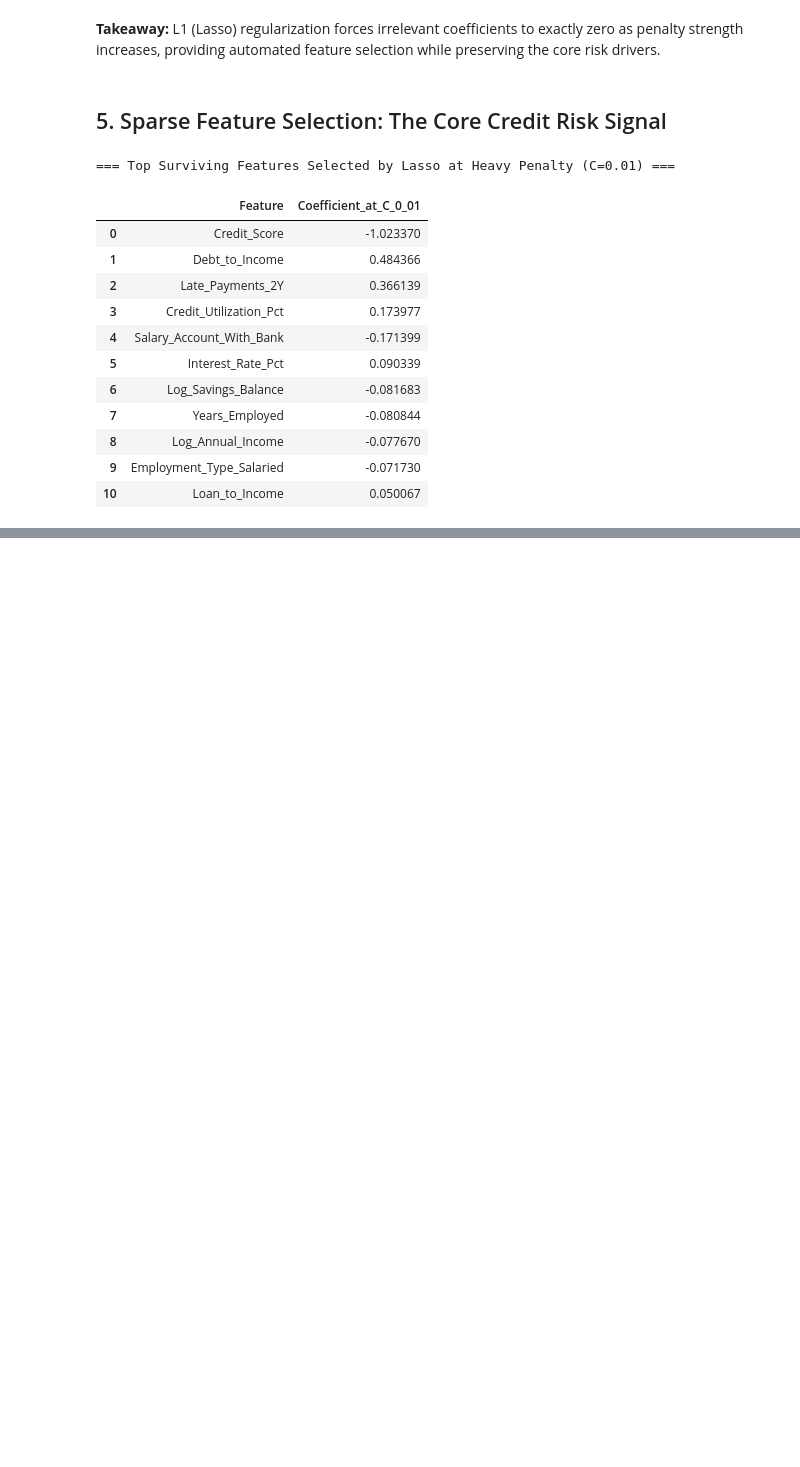
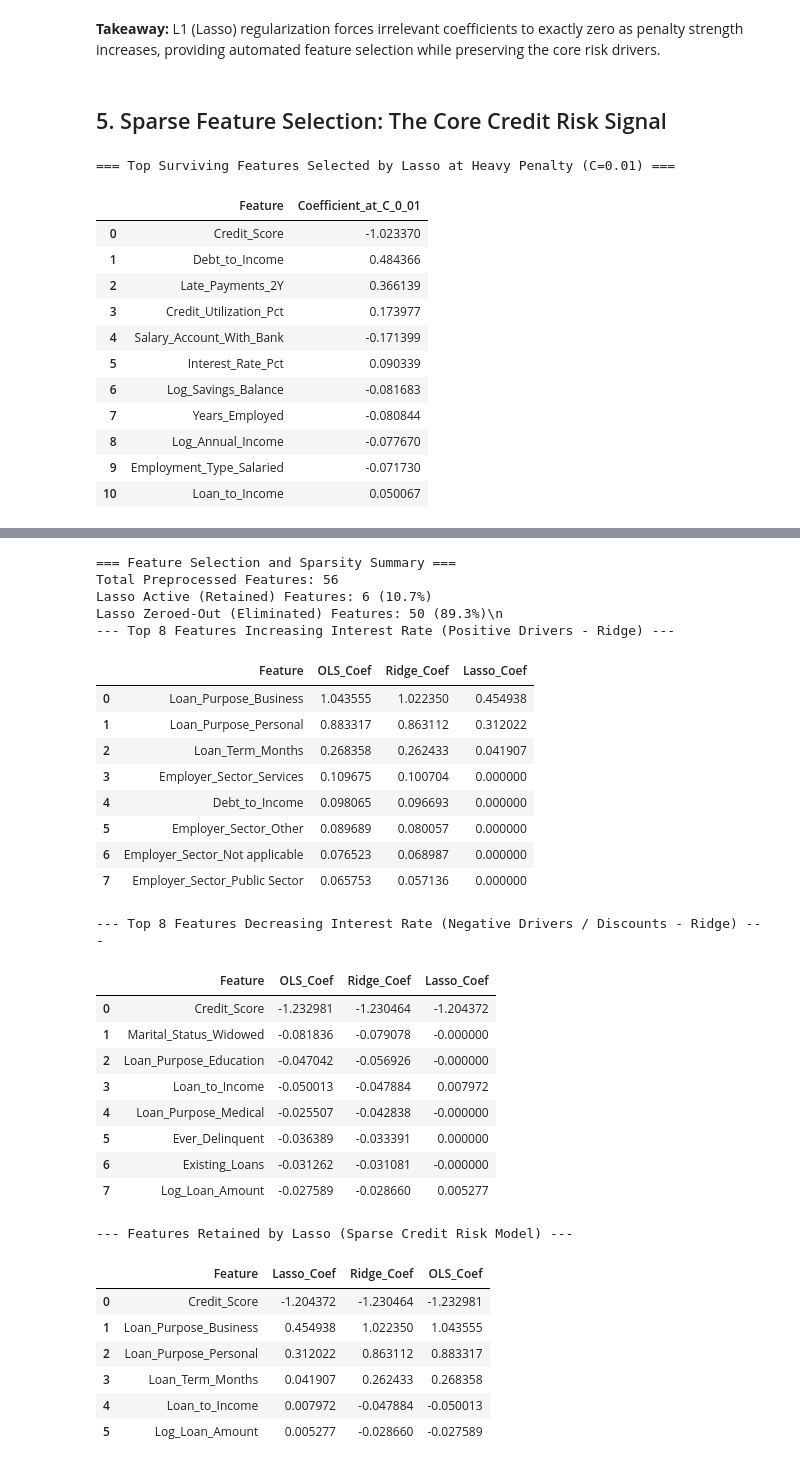
Before and after one commit to neamn-dev/bank_loan, a Jupyter notebook: notebooks/loan_default/08_lasso_ridge_logistic_experiment.ipynb, the cells around one changed output, grey strips where cells are left out. Drawn from its saved outputs; the diff is of its cells as text; code cells hidden in the pictures; blank space fills up the shorter version.

```diff
--- a/notebooks/loan_default/08_lasso_ridge_logistic_experiment.ipynb
+++ b/notebooks/loan_default/08_lasso_ridge_logistic_experiment.ipynb
@@ -369,0 +371,62 @@ plt.show()
+# %%
+# Extract coefficients across all 56 features
+df_reg_coef = pd.DataFrame({
+    'Feature': reg_feature_names,
+    'OLS_Coef': fitted_reg['OLS (Linear Regression)'].coef_,
+    'Ridge_Coef': fitted_reg['Ridge Regression (L2)'].coef_,
+    'Lasso_Coef': fitted_reg['Lasso Regression (L1)'].coef_
+})
+
+# Sparsity metrics
+n_total = len(df_reg_coef)
+n_lasso_active = (df_reg_coef['Lasso_Coef'] != 0.0).sum()
+n_lasso_zeroed = (df_reg_coef['Lasso_Coef'] == 0.0).sum()
+
+df_reg_coef.to_csv('../../outputs/tables/ols_ridge_lasso_coefficients_comparison.csv', index=False)
+
+print(f'=== Feature Selection and Sparsity Summary ===')
+print(f'Total Preprocessed Features: {n_total}')
+print(f'Lasso Active (Retained) Features: {n_lasso_active} ({n_lasso_active / n_total * 100:.1f}%)')
+print(f'Lasso Zeroed-Out (Eliminated) Features: {n_lasso_zeroed} ({n_lasso_zeroed / n_total * 100:.1f}%)\\n')
+
+print('--- Top 8 Features Increasing Interest Rate (Positive Drivers - Ridge) ---')
+display(df_reg_coef.sort_values('Ridge_Coef', ascending=False).head(8).reset_index(drop=True))
+
+print('\n--- Top 8 Features Decreasing Interest Rate (Negative Drivers / Discounts - Ridge) ---')
+display(df_reg_coef.sort_values('Ridge_Coef', ascending=True).head(8).reset_index(drop=True))
+
+print('\n--- Features Retained by Lasso (Sparse Credit Risk Model) ---')
+display(df_reg_coef[df_reg_coef['Lasso_Coef'] != 0.0][['Feature', 'Lasso_Coef', 'Ridge_Coef', 'OLS_Coef']].sort_values('Lasso_Coef', key=abs, ascending=False).reset_index(drop=True))
+# %% [output]
+=== Feature Selection and Sparsity Summary ===
+Total Preprocessed Features: 56
+Lasso Active (Retained) Features: 6 (10.7%)
+Lasso Zeroed-Out (Eliminated) Features: 50 (89.3%)\n
+--- Top 8 Features Increasing Interest Rate (Positive Drivers - Ridge) ---
+|  | Feature | OLS_Coef | Ridge_Coef | Lasso_Coef |
+| 0 | Loan_Purpose_Business | 1.043555 | 1.022350 | 0.454938 |
+| 1 | Loan_Purpose_Personal | 0.883317 | 0.863112 | 0.312022 |
+| 2 | Loan_Term_Months | 0.268358 | 0.262433 | 0.041907 |
+| 3 | Employer_Sector_Services | 0.109675 | 0.100704 | 0.000000 |
+| 4 | Debt_to_Income | 0.098065 | 0.096693 | 0.000000 |
+| 5 | Employer_Sector_Other | 0.089689 | 0.080057 | 0.000000 |
+| 6 | Employer_Sector_Not applicable | 0.076523 | 0.068987 | 0.000000 |
+| 7 | Employer_Sector_Public Sector | 0.065753 | 0.057136 | 0.000000 |
+--- Top 8 Features Decreasing Interest Rate (Negative Drivers / Discounts - Ridge) ---
+|  | Feature | OLS_Coef | Ridge_Coef | Lasso_Coef |
+| 0 | Credit_Score | -1.232981 | -1.230464 | -1.204372 |
+| 1 | Marital_Status_Widowed | -0.081836 | -0.079078 | -0.000000 |
+| 2 | Loan_Purpose_Education | -0.047042 | -0.056926 | -0.000000 |
+| 3 | Loan_to_Income | -0.050013 | -0.047884 | 0.007972 |
+| 4 | Loan_Purpose_Medical | -0.025507 | -0.042838 | -0.000000 |
+| 5 | Ever_Delinquent | -0.036389 | -0.033391 | 0.000000 |
+| 6 | Existing_Loans | -0.031262 | -0.031081 | -0.000000 |
+| 7 | Log_Loan_Amount | -0.027589 | -0.028660 | 0.005277 |
+--- Features Retained by Lasso (Sparse Credit Risk Model) ---
+|  | Feature | Lasso_Coef | Ridge_Coef | OLS_Coef |
+| 0 | Credit_Score | -1.204372 | -1.230464 | -1.232981 |
+| 1 | Loan_Purpose_Business | 0.454938 | 1.022350 | 1.043555 |
+| 2 | Loan_Purpose_Personal | 0.312022 | 0.863112 | 0.883317 |
+| 3 | Loan_Term_Months | 0.041907 | 0.262433 | 0.268358 |
+| 4 | Loan_to_Income | 0.007972 | -0.047884 | -0.050013 |
+| 5 | Log_Loan_Amount | 0.005277 | -0.028660 | -0.027589 |
```
Also changed, not shown: parts of 11 cells of this notebook.
